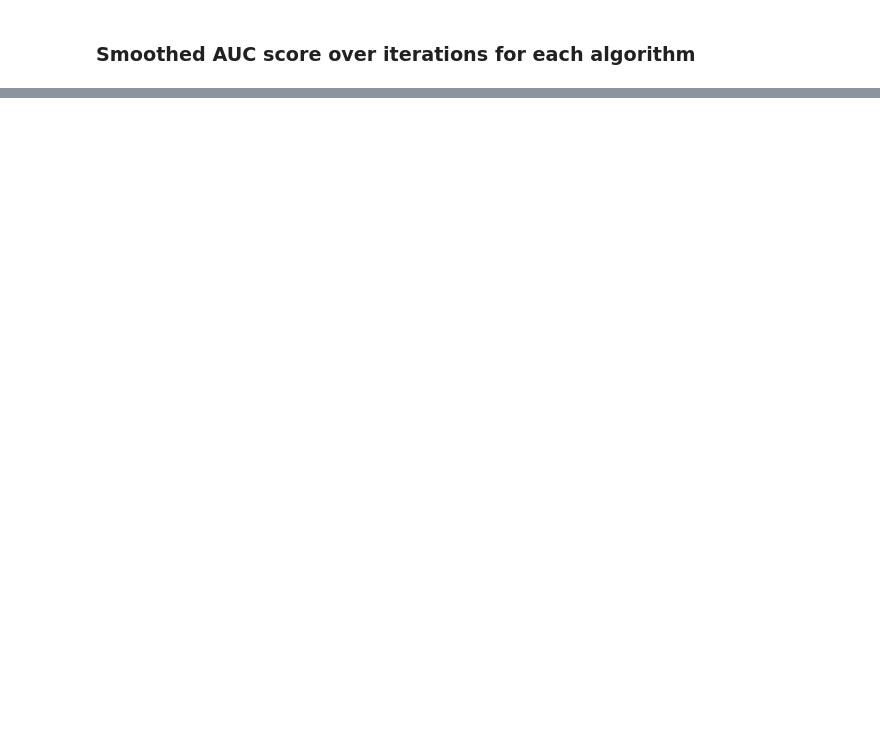
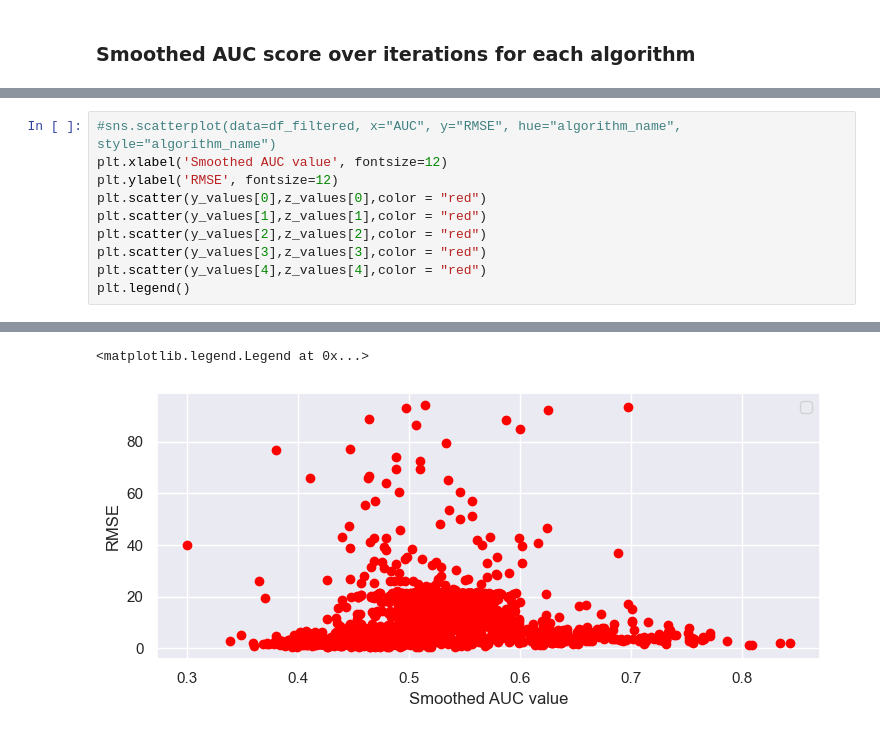
Before and after one commit to SasoPavlic/NiaNetAD, a Jupyter notebook: analyse.ipynb, the cells around one changed output, grey strips where cells are left out. Cells and saved outputs as stored; diff of their text form; blank space fills up the shorter version.

```diff
--- a/analyse.ipynb
+++ b/analyse.ipynb
@@ -402,0 +448,11 @@ plt.savefig(f'NiaNet.pdf')
+# %%
+#sns.scatterplot(data=df_filtered, x="AUC", y="RMSE", hue="algorithm_name", style="algorithm_name")
+plt.xlabel('Smoothed AUC value', fontsize=12)
+plt.ylabel('RMSE', fontsize=12)
+plt.scatter(y_values[0],z_values[0],color = "red")
+plt.scatter(y_values[1],z_values[1],color = "red")
+plt.scatter(y_values[2],z_values[2],color = "red")
+plt.scatter(y_values[3],z_values[3],color = "red")
+plt.scatter(y_values[4],z_values[4],color = "red")
+plt.legend()
+# %% [output]
@@ -402,0 +460,2 @@ plt.savefig(f'NiaNet.pdf')
+<matplotlib.legend.Legend at 0x...>
+[figure, added]
```
Also changed, not shown: parts of 19 cells of this notebook, 1 other file.
